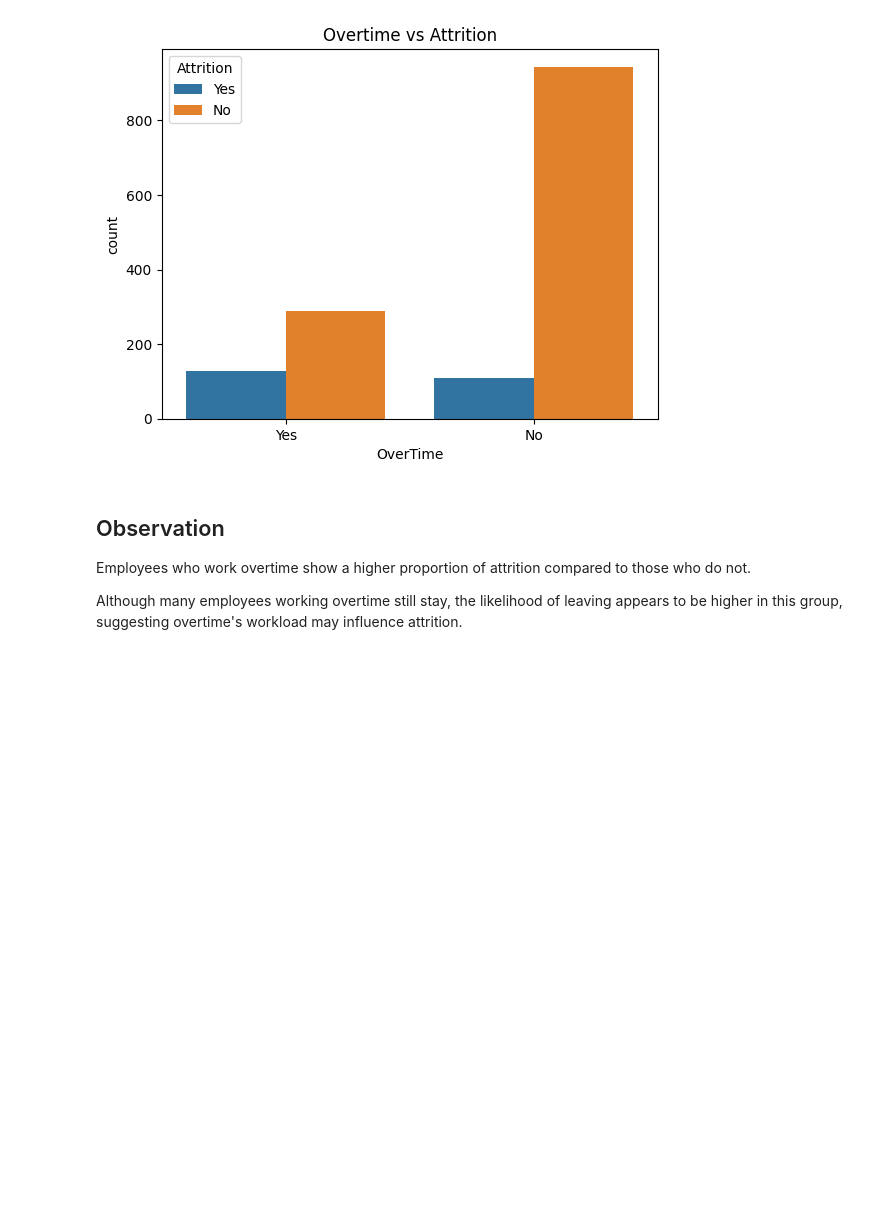
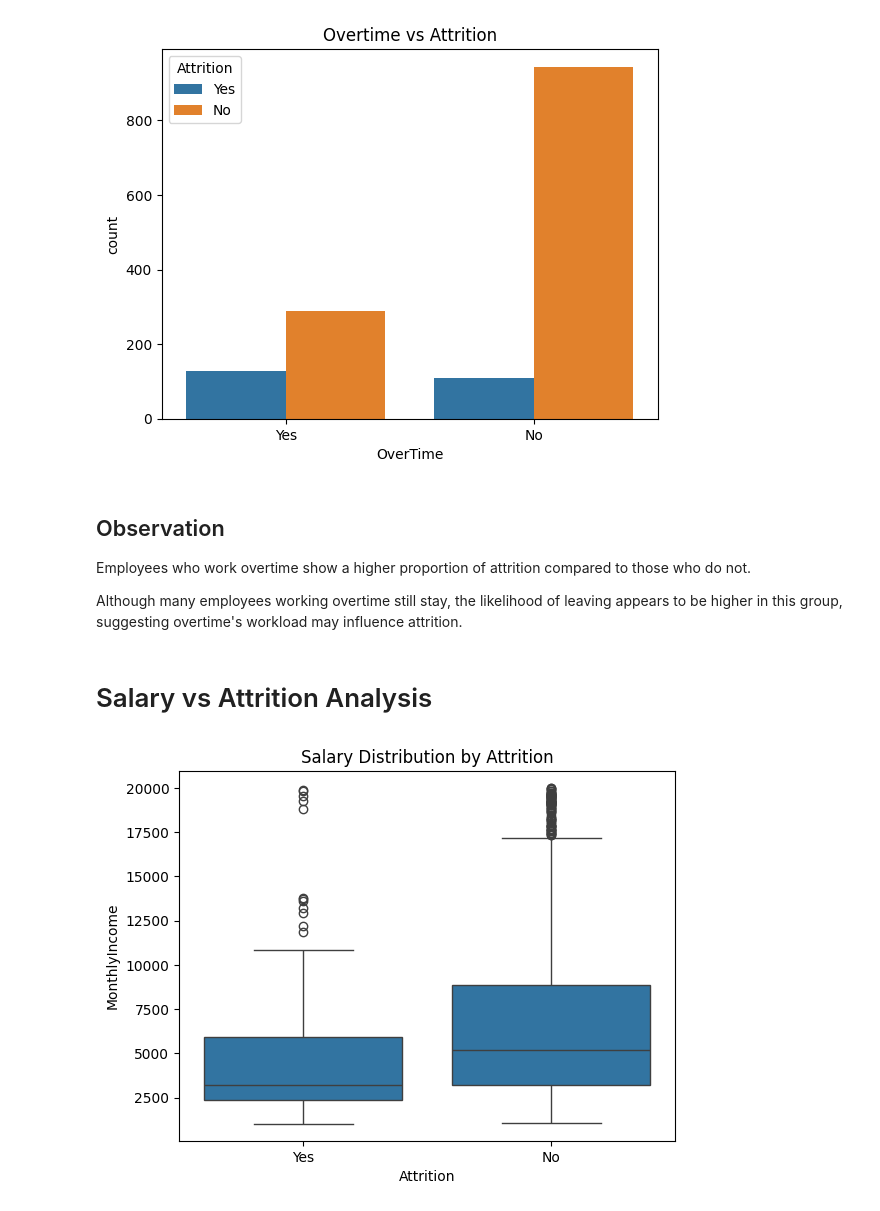
Before and after one commit to maneesh-sarikar/data-analytics-portfolio, a Jupyter notebook: hr-attrition-analysis/notebooks/attrition_analysis.ipynb, the cells around one changed output. Drawn from its saved outputs; the diff is of its cells as text; code cells hidden in the pictures; blank space fills up the shorter version.

Commit message:
Added salary distribution analysis to examine relationship with employee attrition

```diff
--- a/hr-attrition-analysis/notebooks/attrition_analysis.ipynb
+++ b/hr-attrition-analysis/notebooks/attrition_analysis.ipynb
@@ -172,3 +172,12 @@ plt.show()
 Employees who work overtime show a higher proportion of attrition compared to those who do not.
 
 Although many employees working overtime still stay, the likelihood of leaving appears to be higher in this group, suggesting overtime's workload may influence attrition.
+# %% [markdown]
+# Salary vs Attrition Analysis
+# %%
+# Analyzing salary distribution with respect to attrition
+sns.boxplot(x="Attrition",y="MonthlyIncome",data=df)
+plt.title("Salary Distribution by Attrition")
+plt.show()
+# %% [output]
+[figure, added]
```
Also changed, not shown: parts of 1 cell of this notebook.
